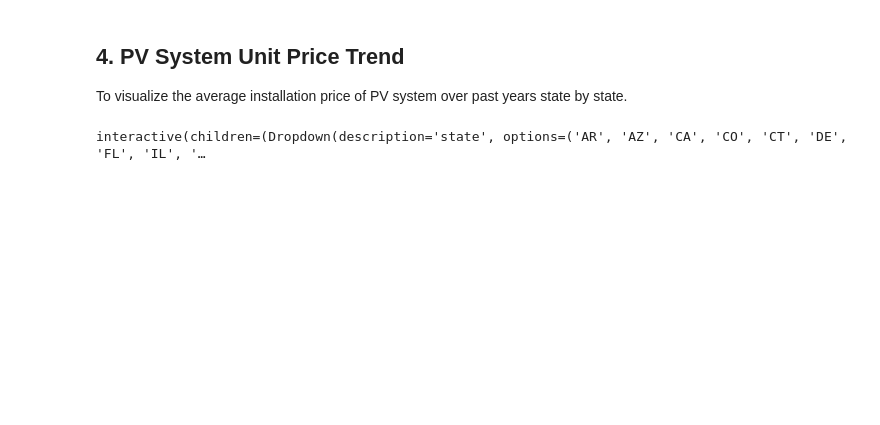
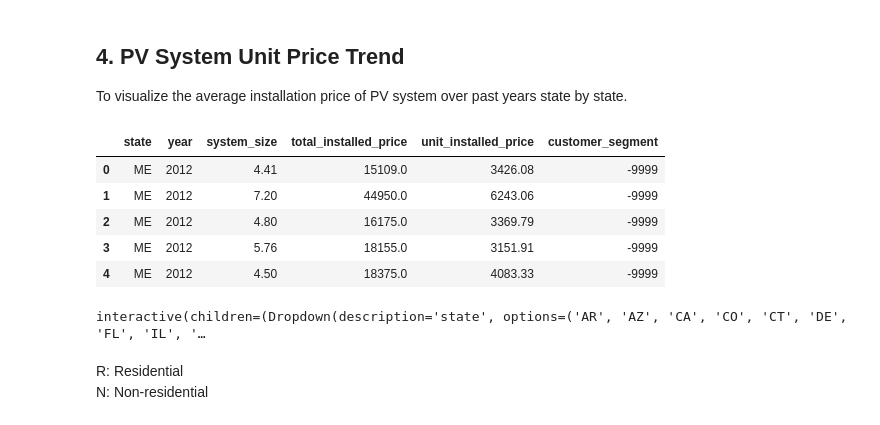
Before and after one commit to openEDI/open-data-access-tools, a Jupyter notebook: examples/Tracking-the-Sun.ipynb, the cells around one changed output. Cells and saved outputs as stored; diff of their text form; code cells hidden in the pictures; blank space fills up the shorter version.

Commit message:
Update tracking the sun jupyter notebook

```diff
--- a/examples/Tracking-the-Sun.ipynb
+++ b/examples/Tracking-the-Sun.ipynb
@@ -13,7 +13,7 @@ from pyathena.pandas_cursor import PandasCursor
 # %%
 AWS_REGION_NAME = "us-west-2"
 DATABASE_NAME = "oedidb"
-TABLE_NAME = "oedi_tracking_the_sun"
+TABLE_NAME = "tracking_the_sun"
 S3_STAGING_DIR = "s3://nrel-tests/tracking-the-sun-staging"
 # %%
 cursor = Connection(region_name=AWS_REGION_NAME, s3_staging_dir=S3_STAGING_DIR).cursor()
@@ -355,6 +355,15 @@ pv_price = pandas_cursor.execute(
     AND system_size != 0
     """
 ).as_pandas()
+# %%
+pv_price.head()
+# %% [output]
+|  | state | year | system_size | total_installed_price | unit_installed_price | customer_segment |
+| 0 | ME | 2012 | 4.41 | 15109.0 | 3426.08 | -9999 |
+| 1 | ME | 2012 | 7.20 | 44950.0 | 6243.06 | -9999 |
+| 2 | ME | 2012 | 4.80 | 16175.0 | 3369.79 | -9999 |
+| 3 | ME | 2012 | 5.76 | 18155.0 | 3151.91 | -9999 |
+| 4 | ME | 2012 | 4.50 | 18375.0 | 4083.33 | -9999 |
 # %%
 states = sorted(pv_price["state"].unique())
 customers = pv_price["customer_segment"].unique()
@@ -414,3 +423,6 @@ def show_pv_price_trend(state=states):
     show(fig)
 # %% [output]
 interactive(children=(Dropdown(description='state', options=('AR', 'AZ', 'CA', 'CO', 'CT', 'DE', 'FL', 'IL', '…
+# %% [markdown]
+R: Residential <br>
+N: Non-residential
```
Also changed, not shown: parts of 3 cells of this notebook, 1 other file.
